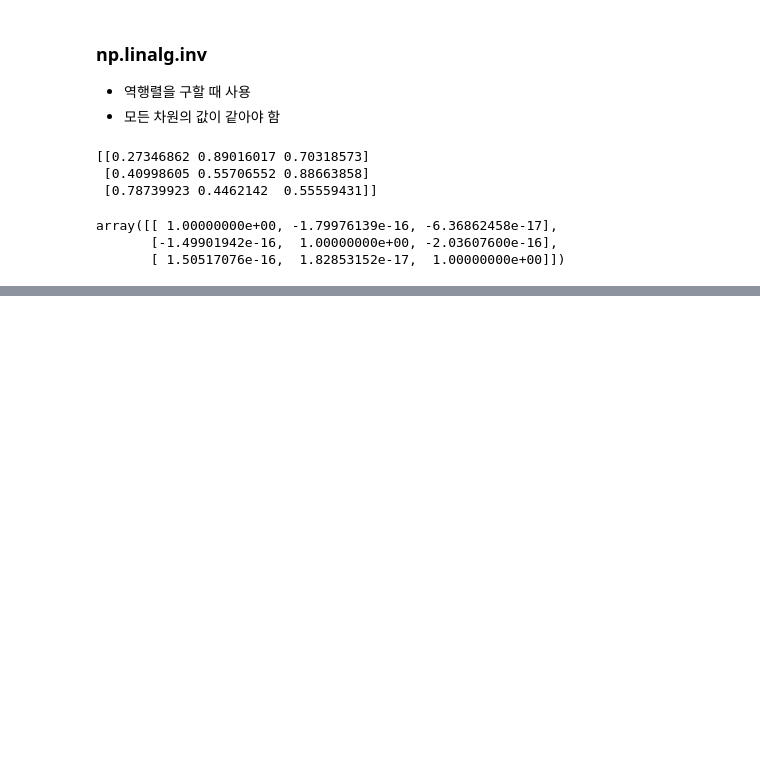
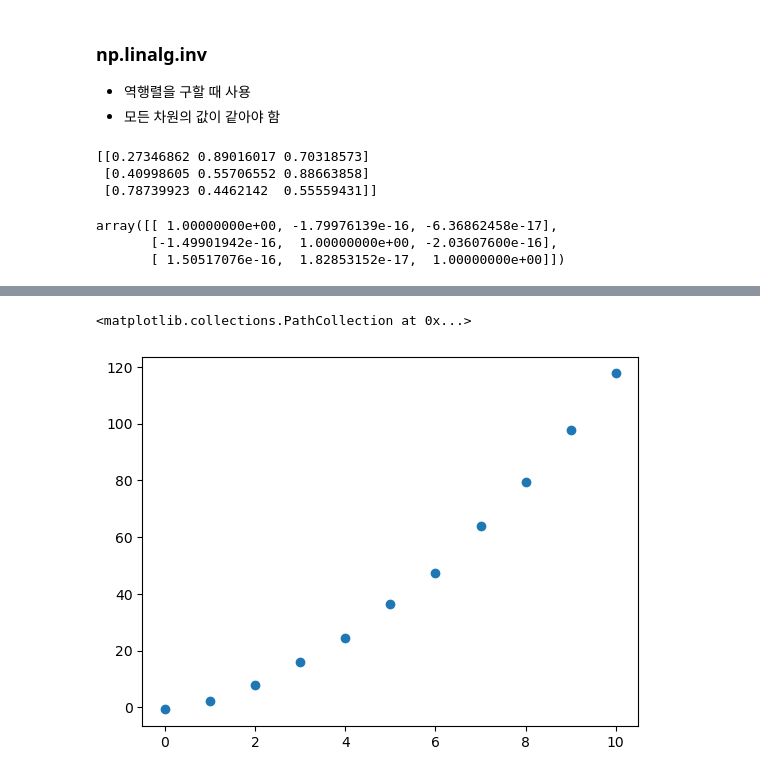
Before and after one commit to wlsejun/machineLearning, a Jupyter notebook: numpy/ndarray.ipynb, the cells around one changed output, grey strips where cells are left out. Drawn from its saved outputs; the diff is of its cells as text; code cells hidden in the pictures; blank space fills up the shorter version.

```diff
--- a/numpy/ndarray.ipynb
+++ b/numpy/ndarray.ipynb
@@ -522,0 +550,5 @@ array([[ 1.00000000e+00, -1.79976139e-16, -6.36862458e-17],
+# %%
+plt.scatter(x, y)
+# %% [output]
+<matplotlib.collections.PathCollection at 0x...>
+[figure, added]
```
Also changed, not shown: parts of 8 cells of this notebook.
